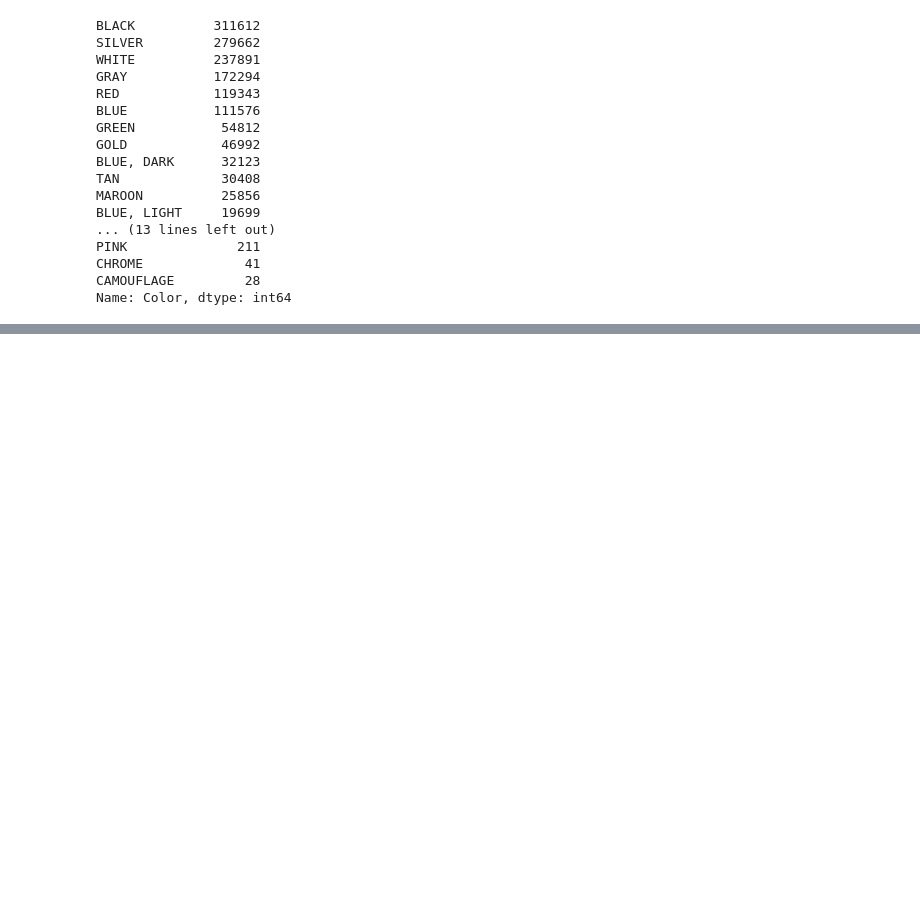
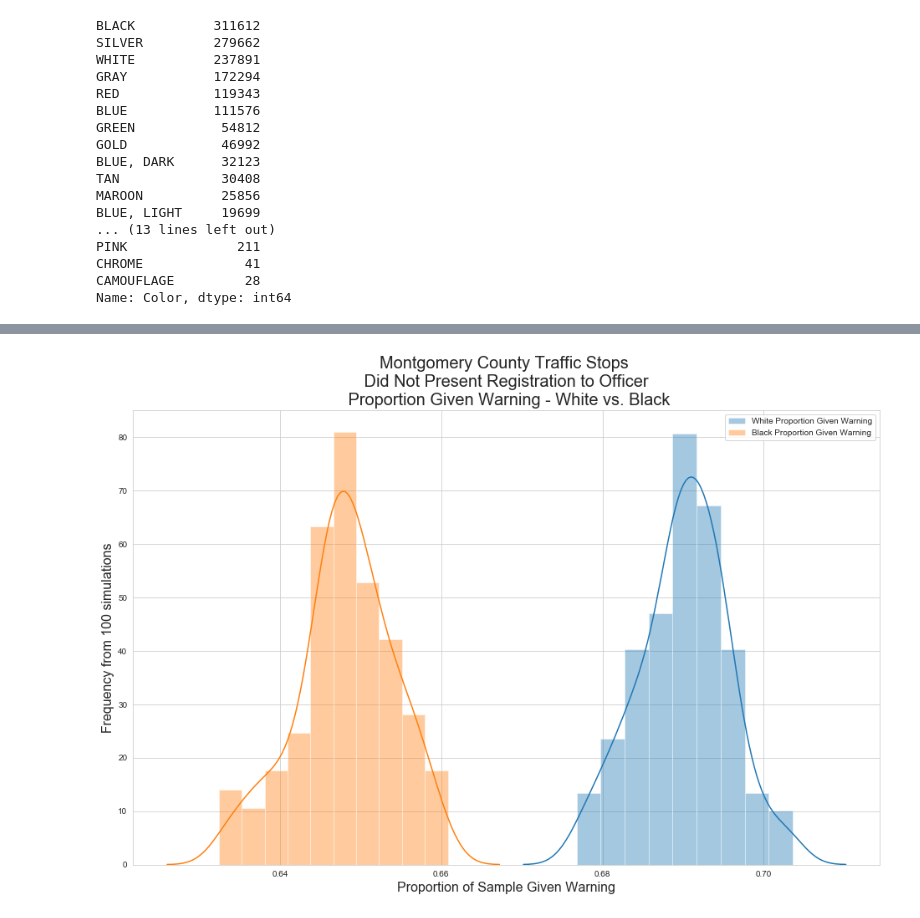
Before and after one commit to mguptaphd/Module3_Project, a Jupyter notebook: Scratchwork.ipynb, the cells around one changed output, grey strips where cells are left out. Drawn from its saved outputs; the diff is of its cells as text; code cells hidden in the pictures; blank space fills up the shorter version.

```diff
--- a/Scratchwork.ipynb
+++ b/Scratchwork.ipynb
@@ -5,5 +5,9 @@ import pandas as pd
 import numpy as np
 
 import statsmodels.api as sm
+
+import seaborn as sns
+
+sns.set_style("whitegrid")
 # %%
 conn = sqlite3.connect('traffic.db')
@@ -394,0 +552,48 @@ Name: Color, dtype: int64
+# %%
+# 2 prop z-test on white versus black warnings
+
+from statsmodels.stats.proportion import proportions_ztest
+
+
+n_sim = 100
+
+mu_white_list = []
+mu_black_list = []
+z_list = []
+p_list = []
+
+for i in range(n_sim):
+    n_sample = 5000
+
+
+    descrip = "FAILURE TO DISPLAY REGISTRATION CARD UPON DEMAND BY POLICE OFFICER"
+
+    df_white = sample_from_traffic_2(n_sample, conn, filters={'race':'WHITE', 'Description':descrip}, show_SQL=False)
+    df_black = sample_from_traffic_2(n_sample, conn, filters={'race':'BLACK', 'Description':descrip}, show_SQL=False)
+
+    white_cited = sum(df_white['Violation Type'] == 'Warning')
+    black_cited = sum(df_black['Violation Type'] == 'Warning')
+
+    mu_white_list.append(white_cited / n_sample)
+    mu_black_list.append(black_cited / n_sample)
+
+    count = np.array([white_cited, black_cited])
+    nobs = np.array([n_sample, n_sample])
+    z,p = proportions_ztest(count, nobs, value=0, alternative='two-sided')
+    z_list.append(z)
+    p_list.append(p)
+
+
+
+fig = plt.figure(figsize=(16,10))
+
+
+sns.distplot(mu_white_list, label="White Proportion Given Warning")
+sns.distplot(mu_black_list, label="Black Proportion Given Warning")
+plt.title('Montgomery County Traffic Stops \n Did Not Present Registration to Officer \n Proportion Given Warning - White vs. Black', fontsize=20)
+
+plt.xlabel('Proportion of Sample Given Warning', fontsize=16)
+plt.ylabel('Frequency from {} simulations'.format(n_sim), fontsize=16)
+plt.legend();
+# %% [output]
+[figure, added]
```
Also changed, not shown: parts of 13 cells of this notebook, 1 other file.
